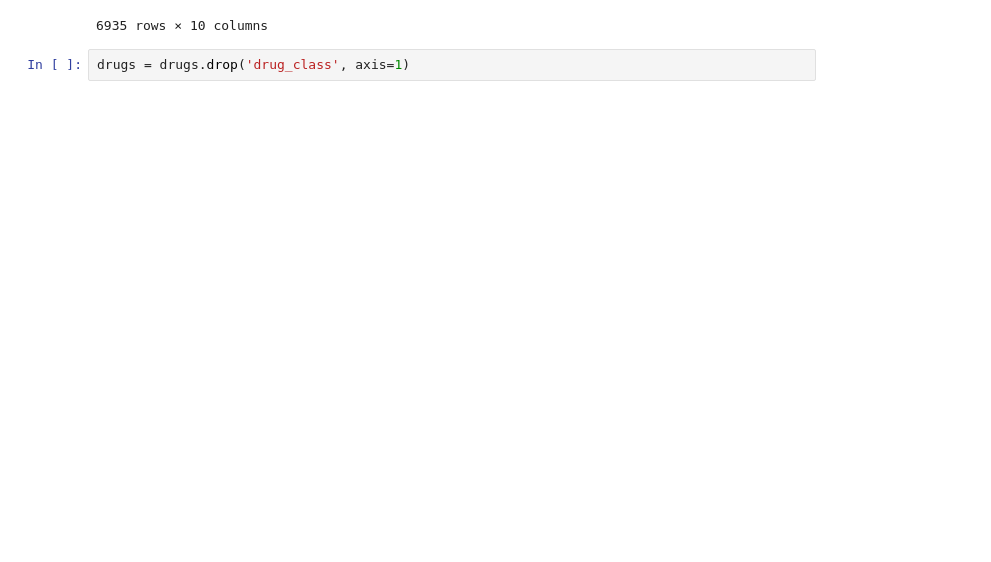
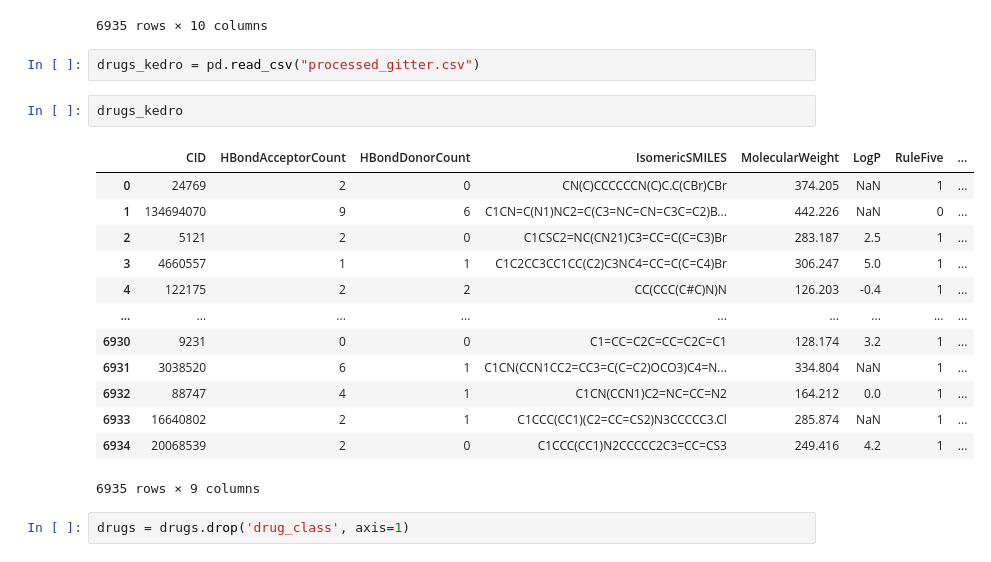
Before and after one commit to JoseCouceiro/TFM_project, a Jupyter notebook: MVP/dataframes/gitter/gitter_cleaning_dataset.ipynb, the cells around one changed output. Cells and saved outputs as stored; diff of their text form; blank space fills up the shorter version.

```diff
--- a/MVP/dataframes/gitter/gitter_cleaning_dataset.ipynb
+++ b/MVP/dataframes/gitter/gitter_cleaning_dataset.ipynb
@@ -110,5 +110,23 @@ drugs
 | 6933 | 16640802 | 2 | 1 | C1CCC(CC1)(C2=CC=CS2)N3CCCCC3.Cl | 285.874 | NaN | cns | ... |
 | 6934 | 20068539 | 2 | 0 | C1CCC(CC1)N2CCCCC2C3=CC=CS3 | 249.416 | 4.2 | cns | ... |
 6935 rows × 10 columns
+# %%
+drugs_kedro = pd.read_csv("processed_gitter.csv")
+# %%
+drugs_kedro
+# %% [output]
+|  | CID | HBondAcceptorCount | HBondDonorCount | IsomericSMILES | MolecularWeight | LogP | RuleFive | ... |
+| 0 | 24769 | 2 | 0 | CN(C)CCCCCCN(C)C.C(CBr)CBr | 374.205 | NaN | 1 | ... |
+| 1 | 134694070 | 9 | 6 | C1CN=C(N1)NC2=C(C3=NC=CN=C3C=C2)B... | 442.226 | NaN | 0 | ... |
+| 2 | 5121 | 2 | 0 | C1CSC2=NC(CN21)C3=CC=C(C=C3)Br | 283.187 | 2.5 | 1 | ... |
+| 3 | 4660557 | 1 | 1 | C1C2CC3CC1CC(C2)C3NC4=CC=C(C=C4)Br | 306.247 | 5.0 | 1 | ... |
+| 4 | 122175 | 2 | 2 | CC(CCC(C#C)N)N | 126.203 | -0.4 | 1 | ... |
+| ... | ... | ... | ... | ... | ... | ... | ... | ... |
+| 6930 | 9231 | 0 | 0 | C1=CC=C2C=CC=C2C=C1 | 128.174 | 3.2 | 1 | ... |
+| 6931 | 3038520 | 6 | 1 | C1CN(CCN1CC2=CC3=C(C=C2)OCO3)C4=N... | 334.804 | NaN | 1 | ... |
+| 6932 | 88747 | 4 | 1 | C1CN(CCN1)C2=NC=CC=N2 | 164.212 | 0.0 | 1 | ... |
+| 6933 | 16640802 | 2 | 1 | C1CCC(CC1)(C2=CC=CS2)N3CCCCC3.Cl | 285.874 | NaN | 1 | ... |
+| 6934 | 20068539 | 2 | 0 | C1CCC(CC1)N2CCCCC2C3=CC=CS3 | 249.416 | 4.2 | 1 | ... |
+6935 rows × 9 columns
 # %%
 drugs = drugs.drop('drug_class', axis=1)
```
Also changed, not shown: parts of 1 cell of this notebook, 11 other files.
